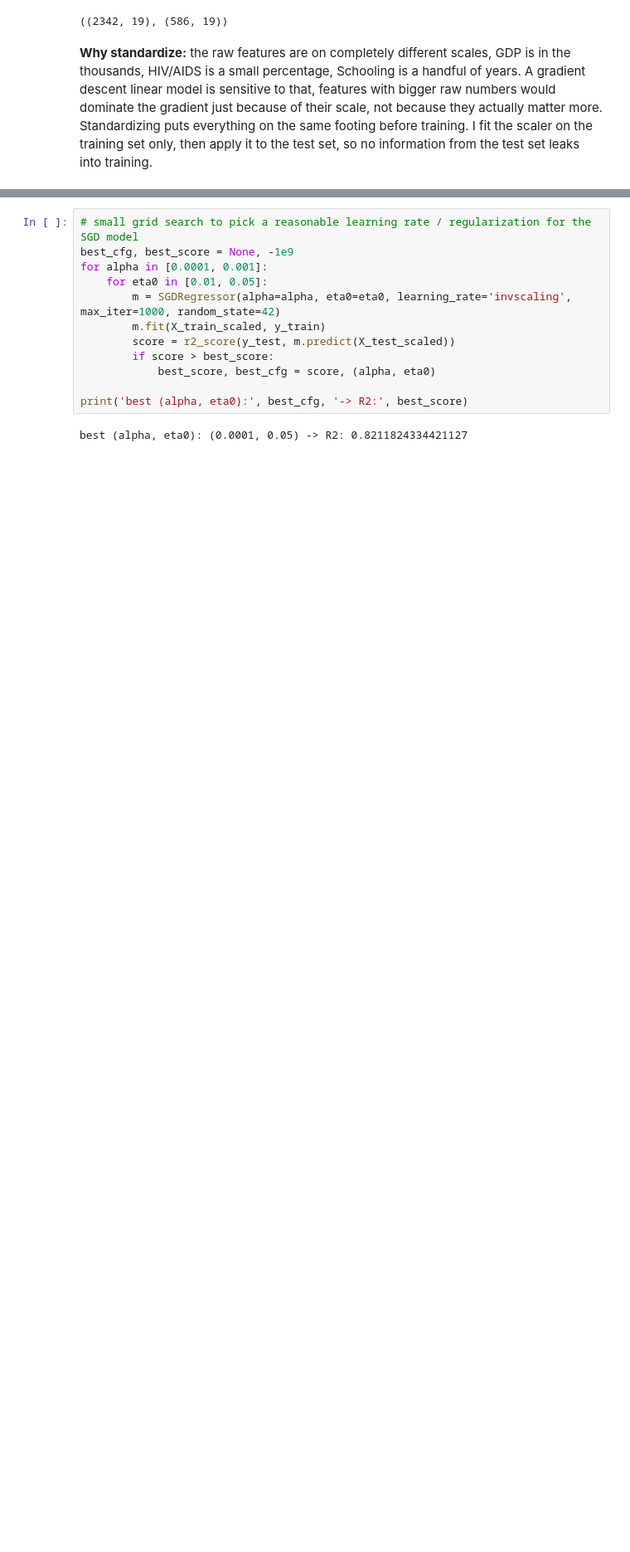
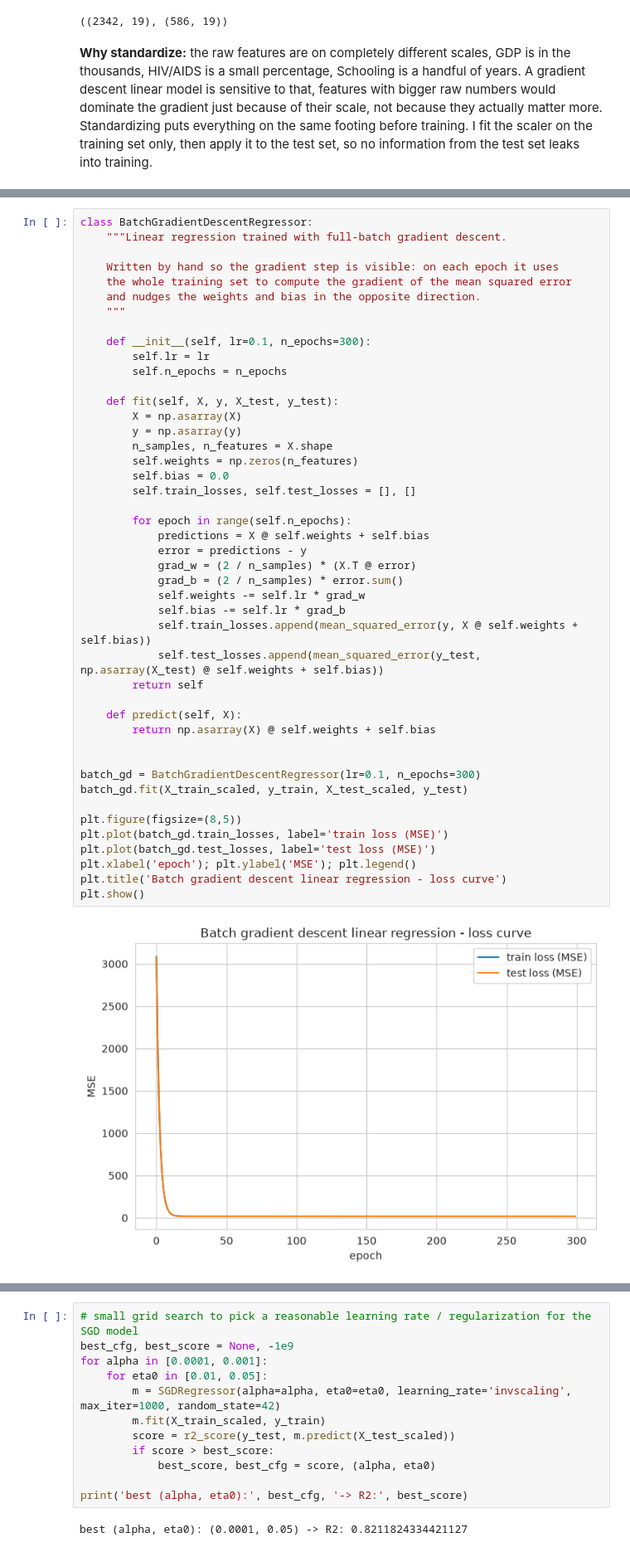
Before and after one commit to kbelyse/life_expectancy_predictor, a Jupyter notebook: summative/linear_regression/multivariate.ipynb, the cells around one changed output, grey strips where cells are left out. Shown at 83% size. Saved outputs shown, nothing was run; the diff lists cells and outputs as text; blank space fills up the shorter version.

```diff
--- a/summative/linear_regression/multivariate.ipynb
+++ b/summative/linear_regression/multivariate.ipynb
@@ -197,0 +204,47 @@ I'm comparing three algorithms on the same train/test split:
+# %%
+class BatchGradientDescentRegressor:
+    """Linear regression trained with full-batch gradient descent.
+
+    Written by hand so the gradient step is visible: on each epoch it uses
+    the whole training set to compute the gradient of the mean squared error
+    and nudges the weights and bias in the opposite direction.
+    """
+
+    def __init__(self, lr=0.1, n_epochs=300):
+        self.lr = lr
+        self.n_epochs = n_epochs
+
+    def fit(self, X, y, X_test, y_test):
+        X = np.asarray(X)
+        y = np.asarray(y)
+        n_samples, n_features = X.shape
+        self.weights = np.zeros(n_features)
+        self.bias = 0.0
+        self.train_losses, self.test_losses = [], []
+
+        for epoch in range(self.n_epochs):
+            predictions = X @ self.weights + self.bias
+            error = predictions - y
+            grad_w = (2 / n_samples) * (X.T @ error)
+            grad_b = (2 / n_samples) * error.sum()
+            self.weights -= self.lr * grad_w
+            self.bias -= self.lr * grad_b
+            self.train_losses.append(mean_squared_error(y, X @ self.weights + self.bias))
+            self.test_losses.append(mean_squared_error(y_test, np.asarray(X_test) @ self.weights + self.bias))
+        return self
+
+    def predict(self, X):
+        return np.asarray(X) @ self.weights + self.bias
+
+
+batch_gd = BatchGradientDescentRegressor(lr=0.1, n_epochs=300)
+batch_gd.fit(X_train_scaled, y_train, X_test_scaled, y_test)
+
+plt.figure(figsize=(8,5))
+plt.plot(batch_gd.train_losses, label='train loss (MSE)')
+plt.plot(batch_gd.test_losses, label='test loss (MSE)')
+plt.xlabel('epoch'); plt.ylabel('MSE'); plt.legend()
+plt.title('Batch gradient descent linear regression - loss curve')
+plt.show()
+# %% [output]
+[figure, added]
```
Also changed, not shown: parts of 15 cells of this notebook, 1 other file.
